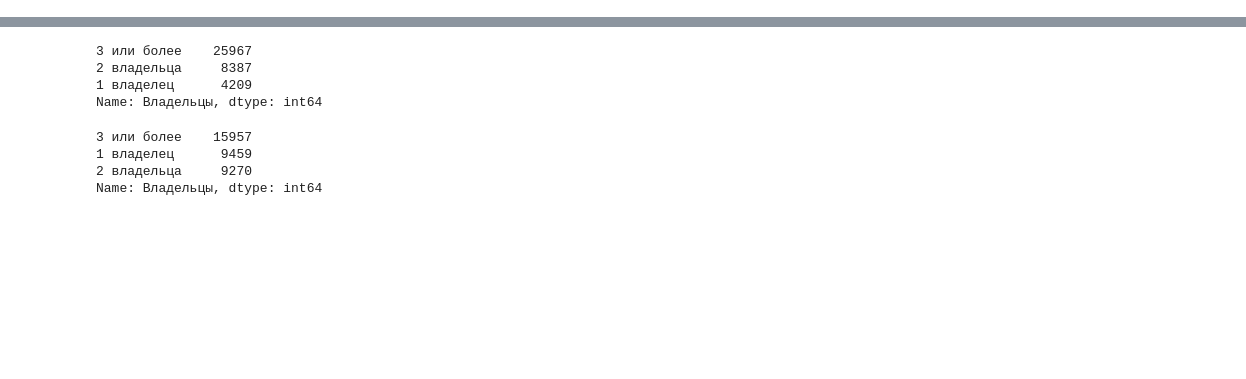
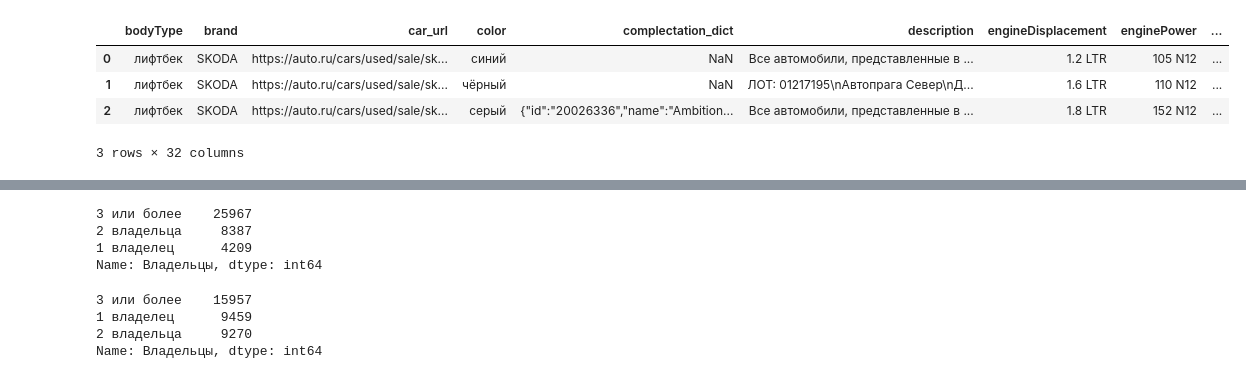
Before and after one commit to Tirsh/DataScience, a Jupyter notebook: module_5/data_correction.ipynb, the cells around one changed output, grey strips where cells are left out. Saved outputs shown, nothing was run; the diff lists cells and outputs as text; code cells hidden in the pictures; blank space fills up the shorter version.

```diff
--- a/module_5/data_correction.ipynb
+++ b/module_5/data_correction.ipynb
@@ -18,0 +19,8 @@ df.head()
+# %%
+test.head(3)
+# %% [output]
+|  | bodyType | brand | car_url | color | complectation_dict | description | engineDisplacement | enginePower | ... |
+| 0 | лифтбек | SKODA | https://auto.ru/cars/used/sale/sk... | синий | NaN | Все автомобили, представленные в ... | 1.2 LTR | 105 N12 | ... |
+| 1 | лифтбек | SKODA | https://auto.ru/cars/used/sale/sk... | чёрный | NaN | ЛОТ: 01217195\nАвтопрага Север\nД... | 1.6 LTR | 110 N12 | ... |
+| 2 | лифтбек | SKODA | https://auto.ru/cars/used/sale/sk... | серый | {"id":"20026336","name":"Ambition... | Все автомобили, представленные в ... | 1.8 LTR | 152 N12 | ... |
+3 rows × 32 columns
```
Also changed, not shown: parts of 32 cells of this notebook, 4 other files.
